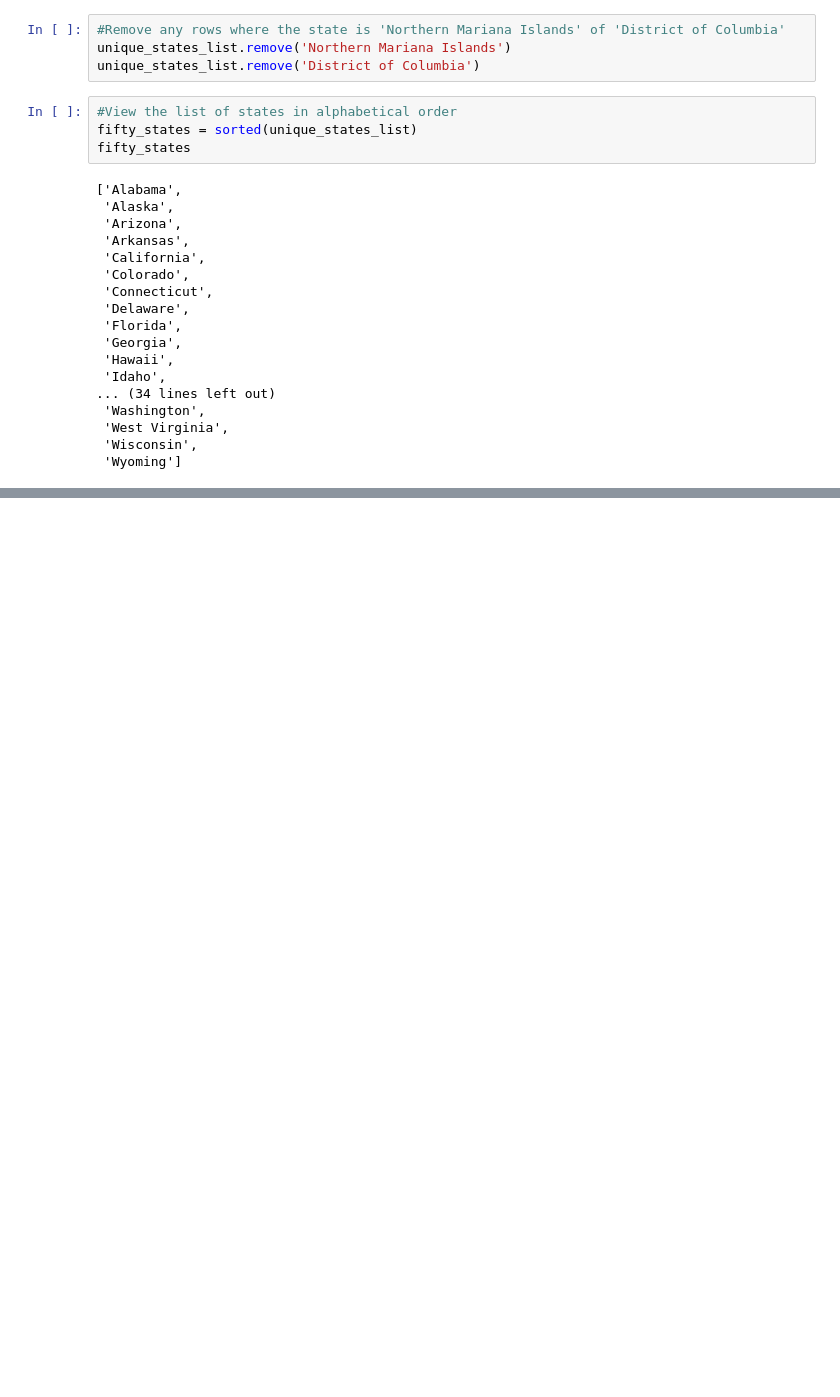
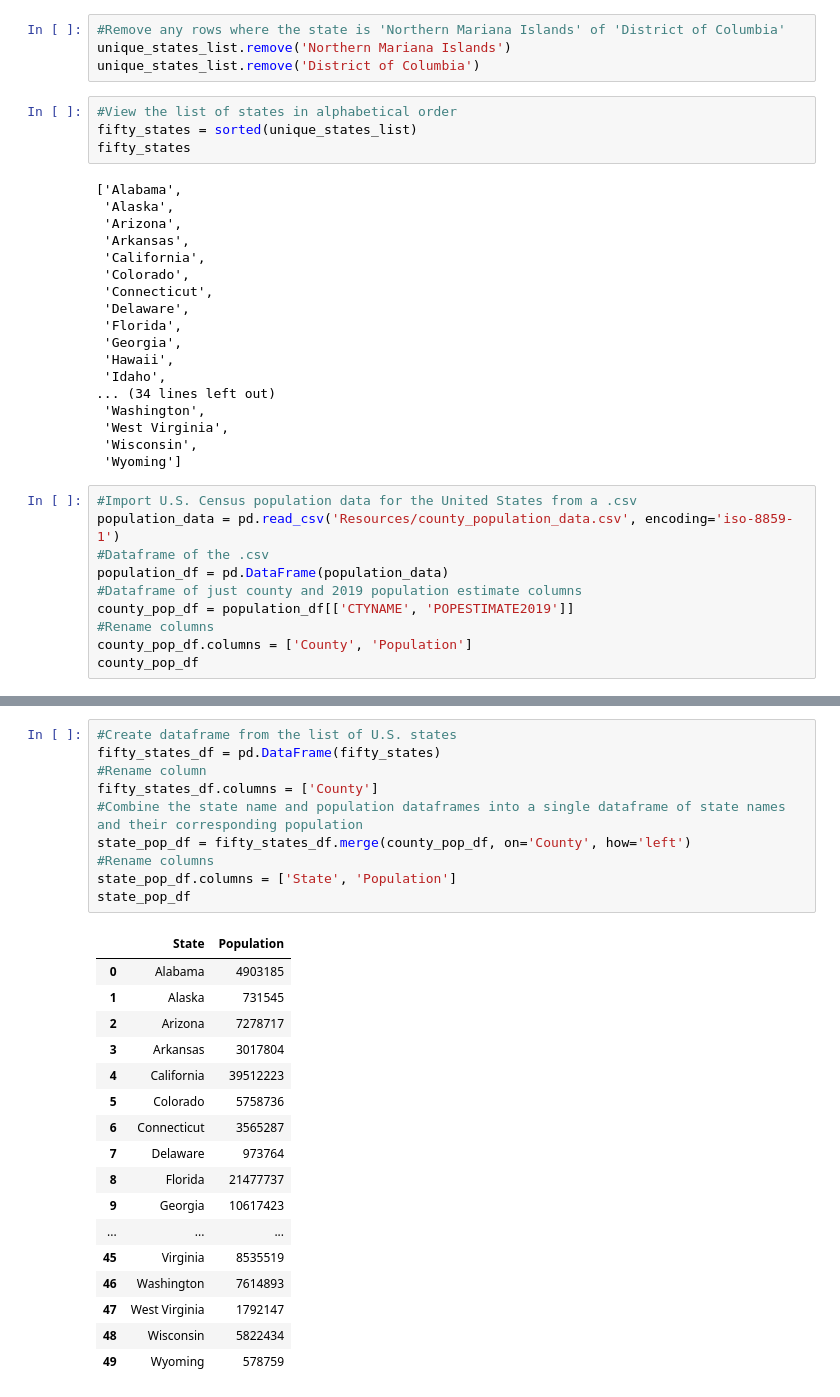
Before and after one commit to aaronrotman/project-one, a Jupyter notebook: main.ipynb, the cells around one changed output, grey strips where cells are left out. Drawn from its saved outputs; the diff is of its cells as text; blank space fills up the shorter version.

Commit message:
Import population data; make dataframe of state populations

```diff
--- a/main.ipynb
+++ b/main.ipynb
@@ -165,3 +165,13 @@ fifty_states
  'West Virginia',
  'Wisconsin',
  'Wyoming']
+# %%
+#Import U.S. Census population data for the United States from a .csv
+population_data = pd.read_csv('Resources/county_population_data.csv', encoding='iso-8859-1')
+#Dataframe of the .csv
+population_df = pd.DataFrame(population_data)
+#Dataframe of just county and 2019 population estimate columns
+county_pop_df = population_df[['CTYNAME', 'POPESTIMATE2019']]
+#Rename columns
+county_pop_df.columns = ['County', 'Population']
+county_pop_df
@@ -167,0 +192,28 @@ fifty_states
+# %%
+#Create dataframe from the list of U.S. states
+fifty_states_df = pd.DataFrame(fifty_states)
+#Rename column
+fifty_states_df.columns = ['County']
+#Combine the state name and population dataframes into a single dataframe of state names and their corresponding population
+state_pop_df = fifty_states_df.merge(county_pop_df, on='County', how='left')
+#Rename columns
+state_pop_df.columns = ['State', 'Population']
+state_pop_df
+# %% [output]
+|  | State | Population |
+| 0 | Alabama | 4903185 |
+| 1 | Alaska | 731545 |
+| 2 | Arizona | 7278717 |
+| 3 | Arkansas | 3017804 |
+| 4 | California | 39512223 |
+| 5 | Colorado | 5758736 |
+| 6 | Connecticut | 3565287 |
+| 7 | Delaware | 973764 |
+| 8 | Florida | 21477737 |
+| 9 | Georgia | 10617423 |
+| ... | ... | ... |
+| 45 | Virginia | 8535519 |
+| 46 | Washington | 7614893 |
+| 47 | West Virginia | 1792147 |
+| 48 | Wisconsin | 5822434 |
+| 49 | Wyoming | 578759 |
```
Also changed, not shown: parts of 1 cell of this notebook.
